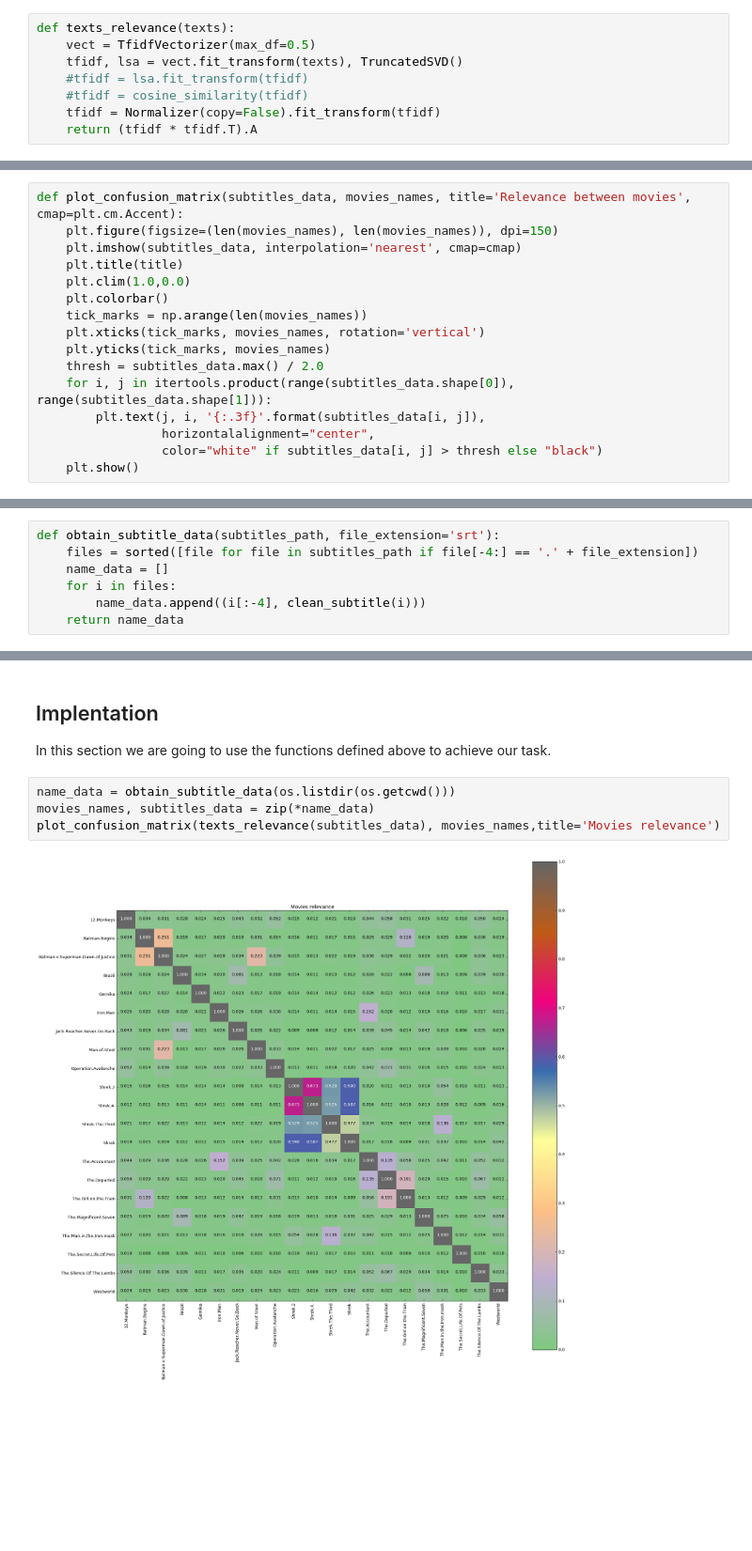
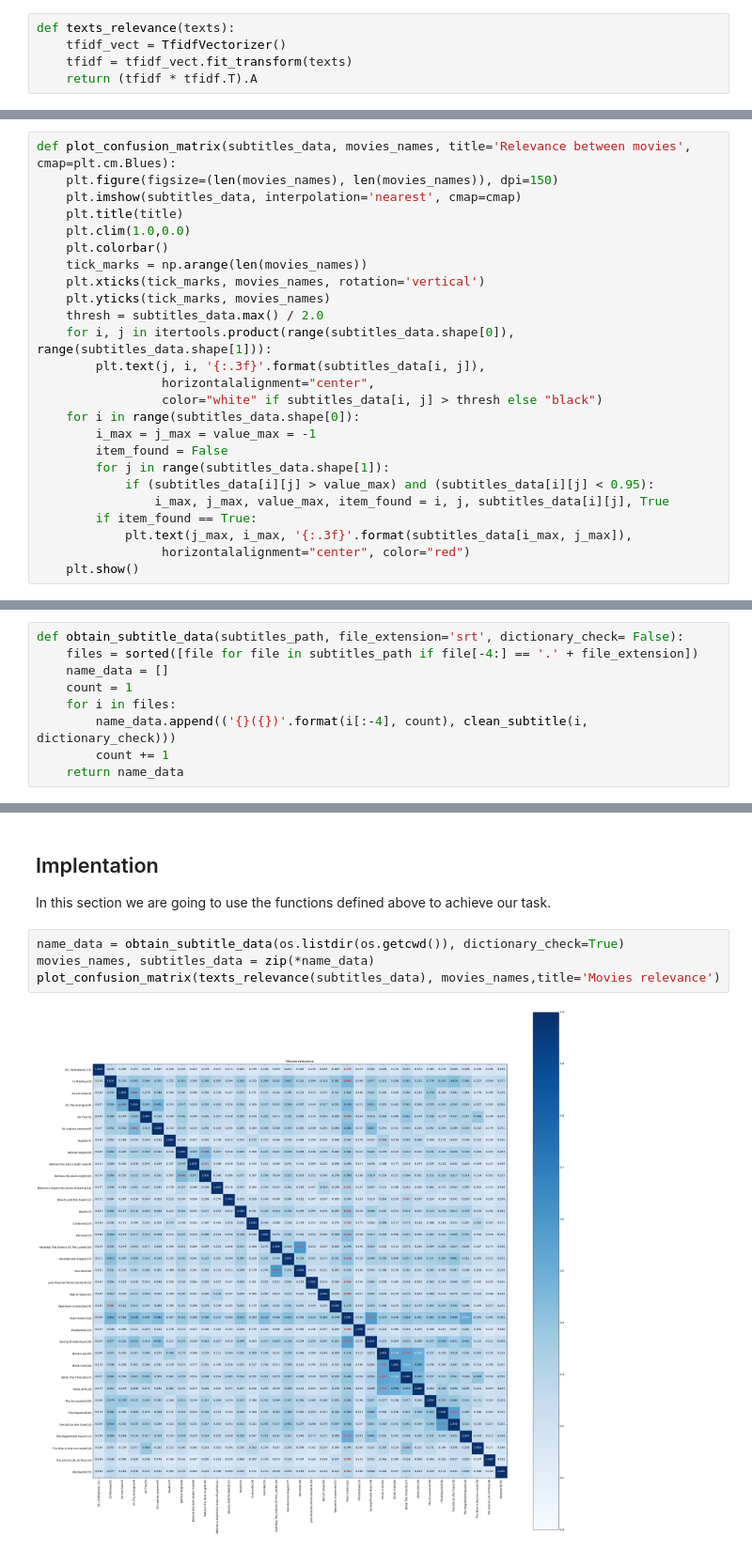
Before and after one commit to camm0991/MovieSubtitlesRelevance, a Jupyter notebook: Comparing movies.ipynb, the cells around one changed output, grey strips where cells are left out. Shown at 94% size. Drawn from its saved outputs; the diff is of its cells as text; blank space fills up the shorter version.

Commit message:
Added more subtitles and comments to functions

```diff
--- a/Comparing movies.ipynb
+++ b/Comparing movies.ipynb
@@ -54,8 +57,5 @@ Function comments
 # %%
 def texts_relevance(texts):
-    vect = TfidfVectorizer(max_df=0.5)
-    tfidf, lsa = vect.fit_transform(texts), TruncatedSVD()
-    #tfidf = lsa.fit_transform(tfidf)
-    #tfidf = cosine_similarity(tfidf)
-    tfidf = Normalizer(copy=False).fit_transform(tfidf)
+    tfidf_vect = TfidfVectorizer()
+    tfidf = tfidf_vect.fit_transform(texts)
     return (tfidf * tfidf.T).A
@@ -78,5 +78,5 @@ Function comments
 # %%
-def plot_confusion_matrix(subtitles_data, movies_names, title='Relevance between movies', cmap=plt.cm.Accent):
+def plot_confusion_matrix(subtitles_data, movies_names, title='Relevance between movies', cmap=plt.cm.Blues):
     plt.figure(figsize=(len(movies_names), len(movies_names)), dpi=150)
     plt.imshow(subtitles_data, interpolation='nearest', cmap=cmap)
     plt.title(title)
@@ -90,4 +90,13 @@ def plot_confusion_matrix(subtitles_data, movies_names, title='Relevance between
         plt.text(j, i, '{:.3f}'.format(subtitles_data[i, j]),
                  horizontalalignment="center",
                  color="white" if subtitles_data[i, j] > thresh else "black")
+    for i in range(subtitles_data.shape[0]):
+        i_max = j_max = value_max = -1
+        item_found = False
+        for j in range(subtitles_data.shape[1]):
+            if (subtitles_data[i][j] > value_max) and (subtitles_data[i][j] < 0.95):
+                i_max, j_max, value_max, item_found = i, j, subtitles_data[i][j], True
+        if item_found == True:
+            plt.text(j_max, i_max, '{:.3f}'.format(subtitles_data[i_max, j_max]),
+                 horizontalalignment="center", color="red")
     plt.show()
@@ -94,7 +105,9 @@ def plot_confusion_matrix(subtitles_data, movies_names, title='Relevance between
 # %%
-def obtain_subtitle_data(subtitles_path, file_extension='srt'):
+def obtain_subtitle_data(subtitles_path, file_extension='srt', dictionary_check= False):
     files = sorted([file for file in subtitles_path if file[-4:] == '.' + file_extension])
     name_data = []
+    count = 1
     for i in files:
-        name_data.append((i[:-4], clean_subtitle(i)))
+        name_data.append(('{}({})'.format(i[:-4], count), clean_subtitle(i, dictionary_check)))
+        count += 1
     return name_data
@@ -102,9 +117,9 @@ def obtain_subtitle_data(subtitles_path, file_extension='srt'):
 ##  Implentation
 In this section we are going to use the functions defined above to achieve our task.
 # %%
-name_data = obtain_subtitle_data(os.listdir(os.getcwd()))
+name_data = obtain_subtitle_data(os.listdir(os.getcwd()), dictionary_check=True)
 movies_names, subtitles_data = zip(*name_data)
 plot_confusion_matrix(texts_relevance(subtitles_data), movies_names,title='Movies relevance')
 # %% [output]
-[figure, old version]
+[figure, new version]
 # %%
```
Also changed, not shown: parts of 14 cells of this notebook, 17 other files.
